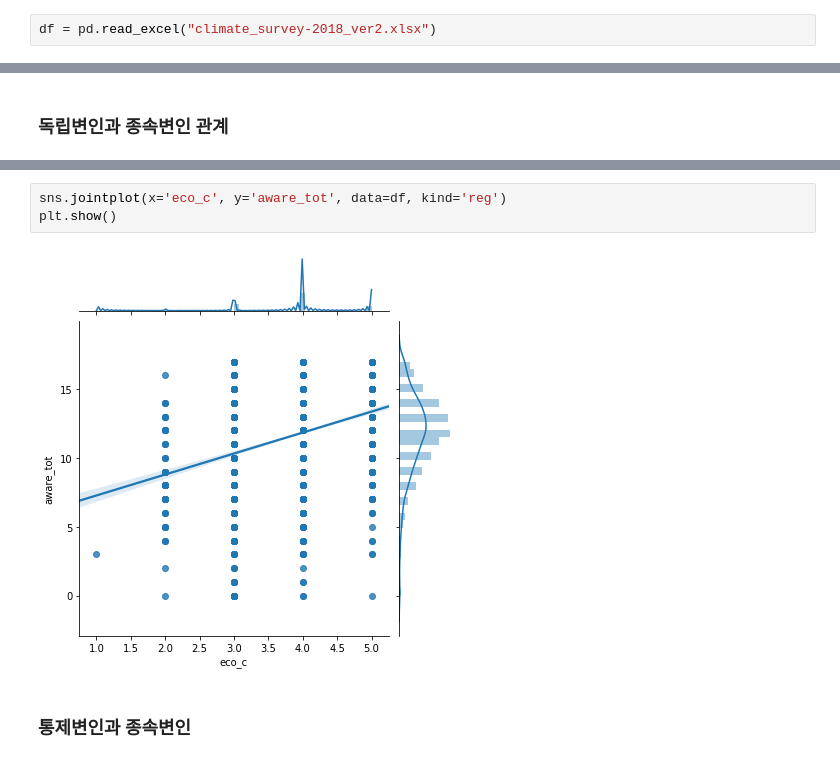
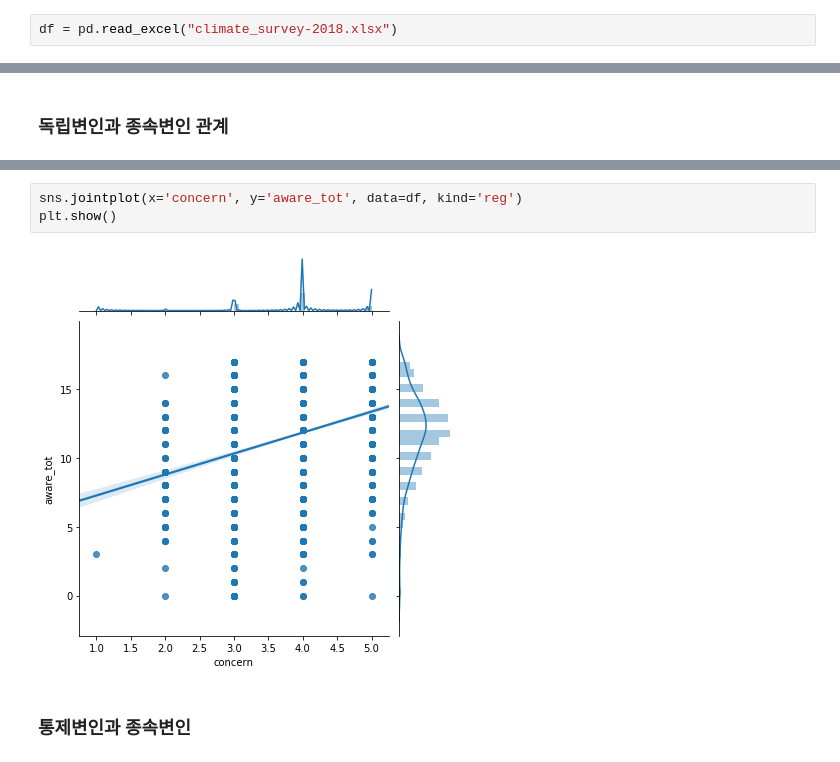
Before and after one commit to mindud1330/climate_data, a Jupyter notebook: climate_basic_info.ipynb, the cells around one changed output, grey strips where cells are left out. Drawn from its saved outputs; the diff is of its cells as text.

```diff
--- a/climate_basic_info.ipynb
+++ b/climate_basic_info.ipynb
@@ -3,5 +3,5 @@ import pandas as pd
 import seaborn as sns
 import matplotlib.pyplot as plt
 # %%
-df = pd.read_excel("climate_survey-2018_ver2.xlsx")
+df = pd.read_excel("climate_survey-2018.xlsx")
 # %%
@@ -51,8 +51,8 @@ plt.show()
 # %%
-sns.jointplot(x='eco_c', y='aware_tot', data=df, kind='reg')
+sns.jointplot(x='concern', y='aware_tot', data=df, kind='reg')
 plt.show()
 # %% [output]
-[figure, old version]
+[figure, new version]
 # %% [markdown]
 ### 통제변인과 종속변인
 # %%
```
Also changed, not shown: parts of 4 cells of this notebook.
